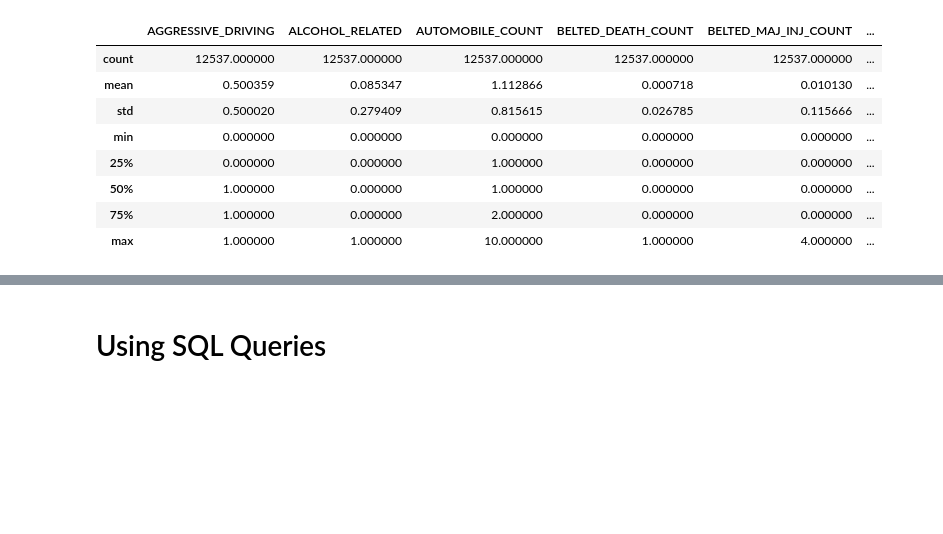
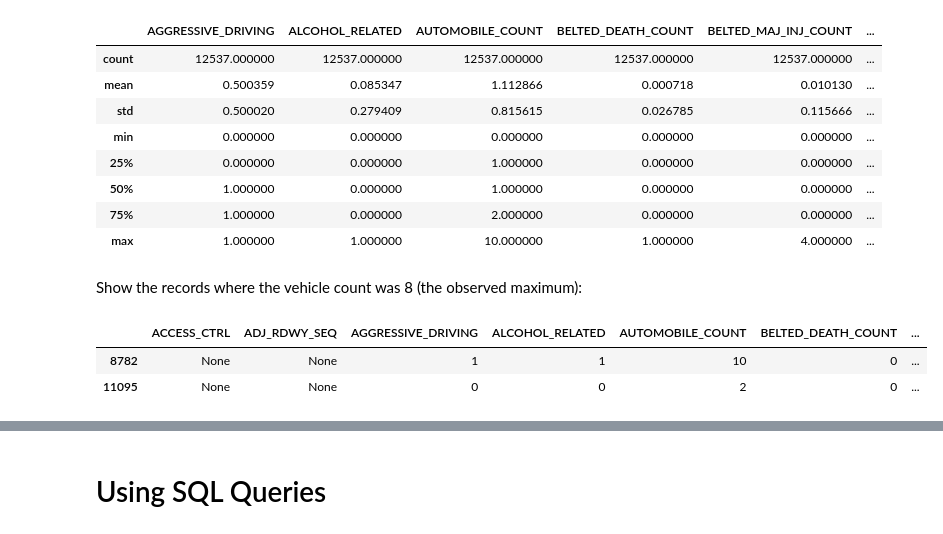
Before and after one commit to WPRDC/Jupyter-notebooks-by-dataset, a Jupyter notebook: Crash-Data-Analysis.ipynb, the cells around one changed output, grey strips where cells are left out. Drawn from its saved outputs; the diff is of its cells as text; code cells hidden in the pictures; blank space fills up the shorter version.

```diff
--- a/Crash-Data-Analysis.ipynb
+++ b/Crash-Data-Analysis.ipynb
@@ -153,3 +153,11 @@ df.describe()
 | 50% | 1.000000 | 0.000000 | 1.000000 | 0.000000 | 0.000000 | ... |
 | 75% | 1.000000 | 0.000000 | 2.000000 | 0.000000 | 0.000000 | ... |
 | max | 1.000000 | 1.000000 | 10.000000 | 1.000000 | 4.000000 | ... |
+# %% [markdown]
+Show the records where the vehicle count was 8 (the observed maximum):
+# %%
+df[df.VEHICLE_COUNT == 10]
+# %% [output]
+|  | ACCESS_CTRL | ADJ_RDWY_SEQ | AGGRESSIVE_DRIVING | ALCOHOL_RELATED | AUTOMOBILE_COUNT | BELTED_DEATH_COUNT | ... |
+| 8782 | None | None | 1 | 1 | 10 | 0 | ... |
+| 11095 | None | None | 0 | 0 | 2 | 0 | ... |
```
Also changed, not shown: parts of 8 cells of this notebook.
